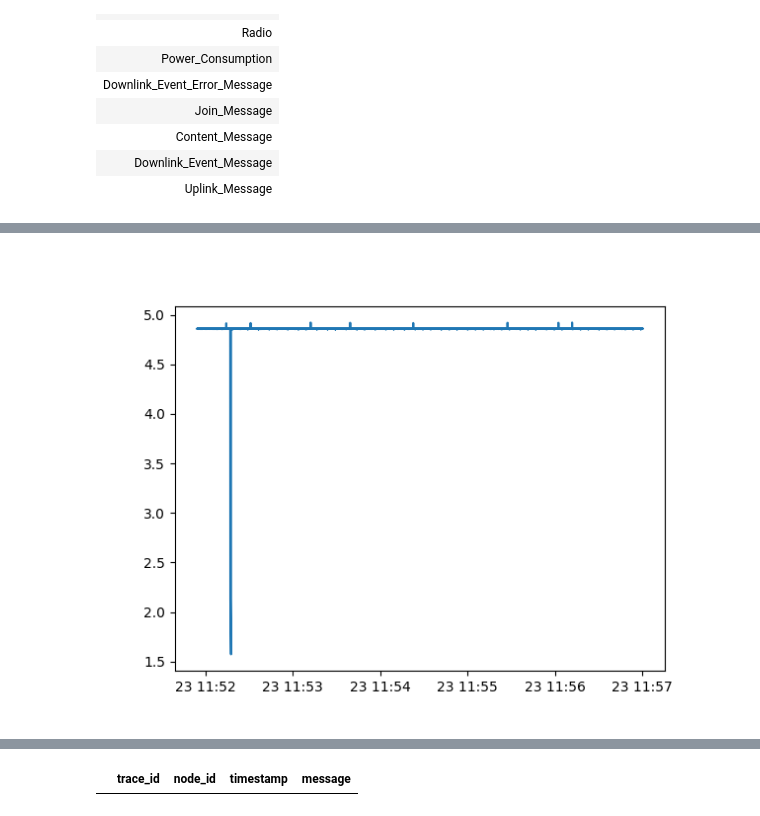
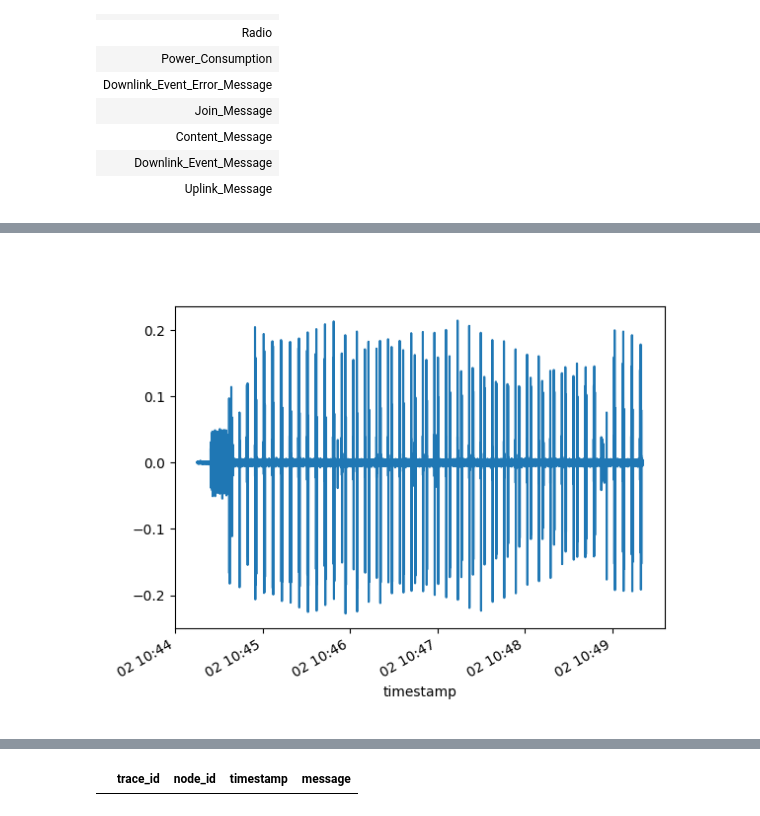
Before and after one commit to FlapKap/Terra, a Jupyter notebook: experiment/visualize.ipynb, the cells around one changed output, grey strips where cells are left out. Drawn from its saved outputs; the diff is of its cells as text; code cells hidden in the pictures.

```diff
--- a/experiment/visualize.ipynb
+++ b/experiment/visualize.ipynb
@@ -98,6 +112,6 @@ plt.show()
 # %%
 plt.figure()
-plt.plot(power.index, power["voltage"])
+power_diff.plot()
 plt.show()
 # %% [output]
-[figure, old version]
+[figure, new version]
```
Also changed, not shown: parts of 16 cells of this notebook.
